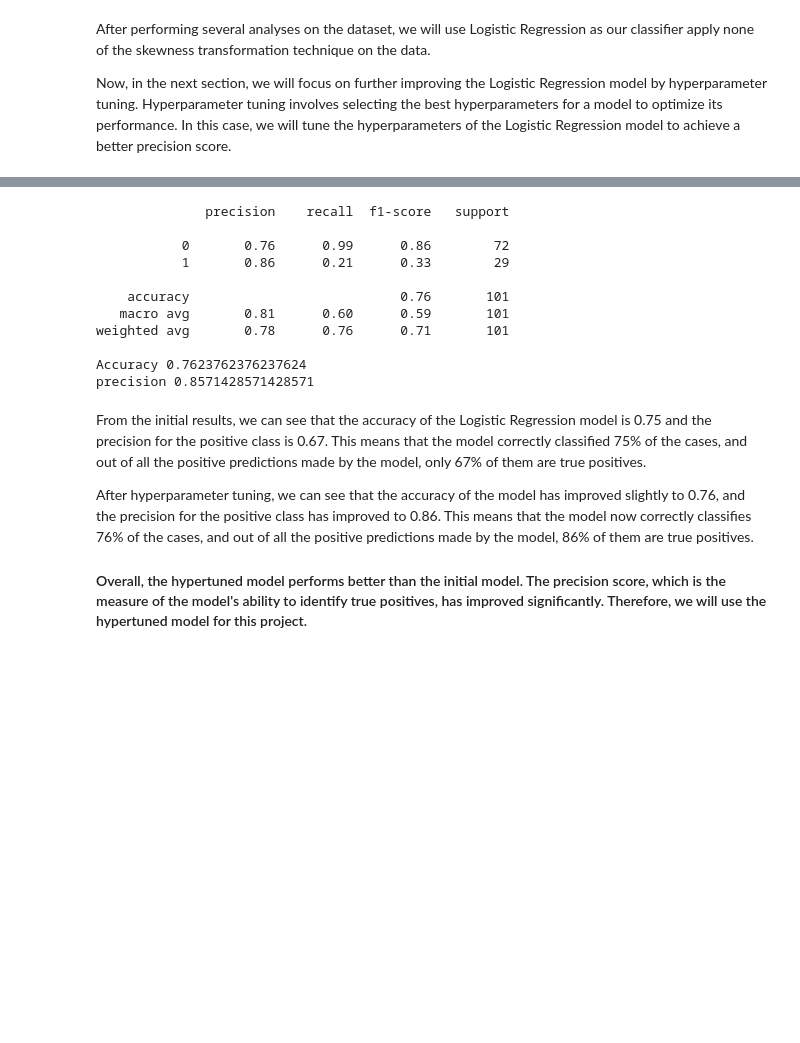
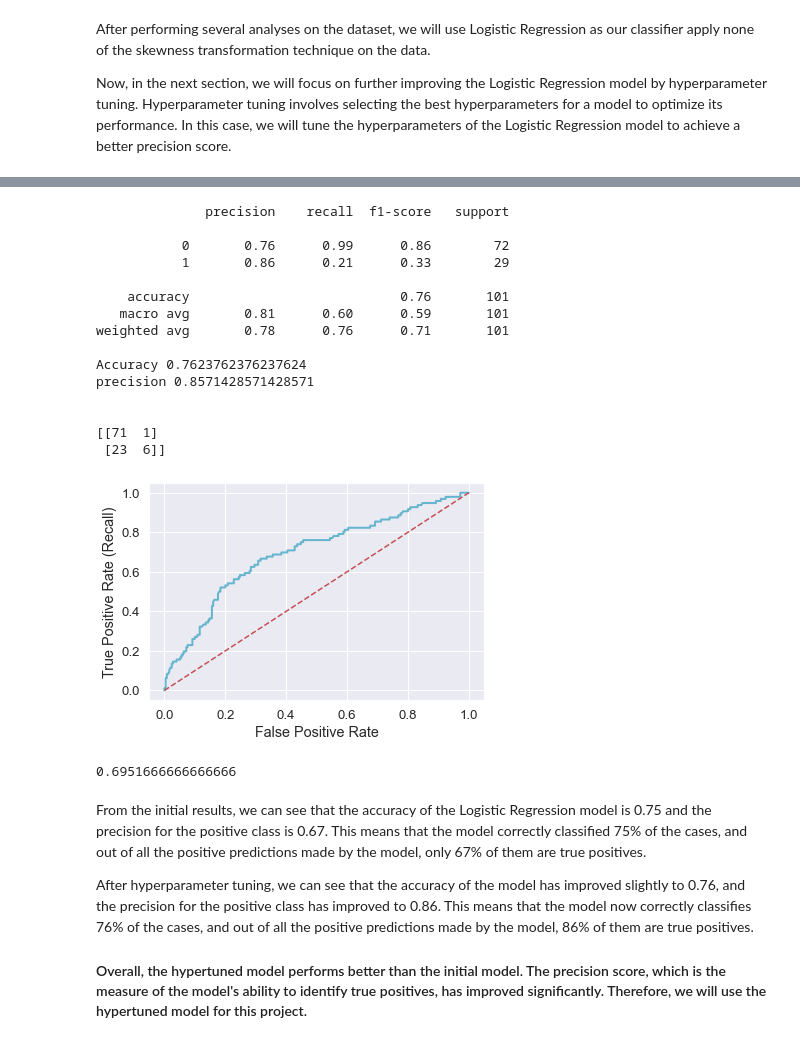
Before and after one commit to mdushetwar/Blood-Donation-Prediction, a Jupyter notebook: BloodDonationPred.ipynb, the cells around one changed output, grey strips where cells are left out. Cells and saved outputs as stored; diff of their text form; code cells hidden in the pictures; blank space fills up the shorter version.

```diff
--- a/BloodDonationPred.ipynb
+++ b/BloodDonationPred.ipynb
@@ -988,6 +990,9 @@ y_pred_final= log_final.predict(X_test_transformed)
 print(classification_report(y_test, y_pred_final))
 print('Accuracy', accuracy_score(y_test, y_pred_final))
 print('precision', precision_score(y_test, y_pred_final))
+
+print('\n')
+print(confusion_matrix(y_test, y_pred_final))
 # %% [output]
               precision    recall  f1-score   support
 
@@ -1000,6 +1005,28 @@ weighted avg       0.78      0.76      0.71       101
 
 Accuracy 0.7623762376237624
 precision 0.8571428571428571
+
+
+[[71  1]
+ [23  6]]
+# %%
+y_probas = cross_val_predict(log_final, X_train_transformed, y_train, cv=3, method='predict_proba')
+
+#selecting probabilities of positive class
+y_probas_donor = y_probas[:,1]
+# %%
+false_positive_rate, true_positive_rate, threshold = roc_curve(y_train, y_probas_donor)
+# %%
+plt.plot(false_positive_rate, true_positive_rate, linewidth=2, color="c")
+plt.plot([0,1], [0,1], "r--")
+plt.xlabel("False Positive Rate")
+plt.ylabel("True Positive Rate (Recall)");
+# %% [output]
+[figure, added]
+# %%
+roc_auc_score(y_train, y_probas_donor)
+# %% [output]
+0.6951666666666666
 # %% [markdown]
 From the initial results, we can see that the accuracy of the Logistic Regression model is 0.75 and the precision for the positive class is 0.67. This means that the model correctly classified 75% of the cases, and out of all the positive predictions made by the model, only 67% of them are true positives.
 
```
Also changed, not shown: parts of 6 cells of this notebook.
